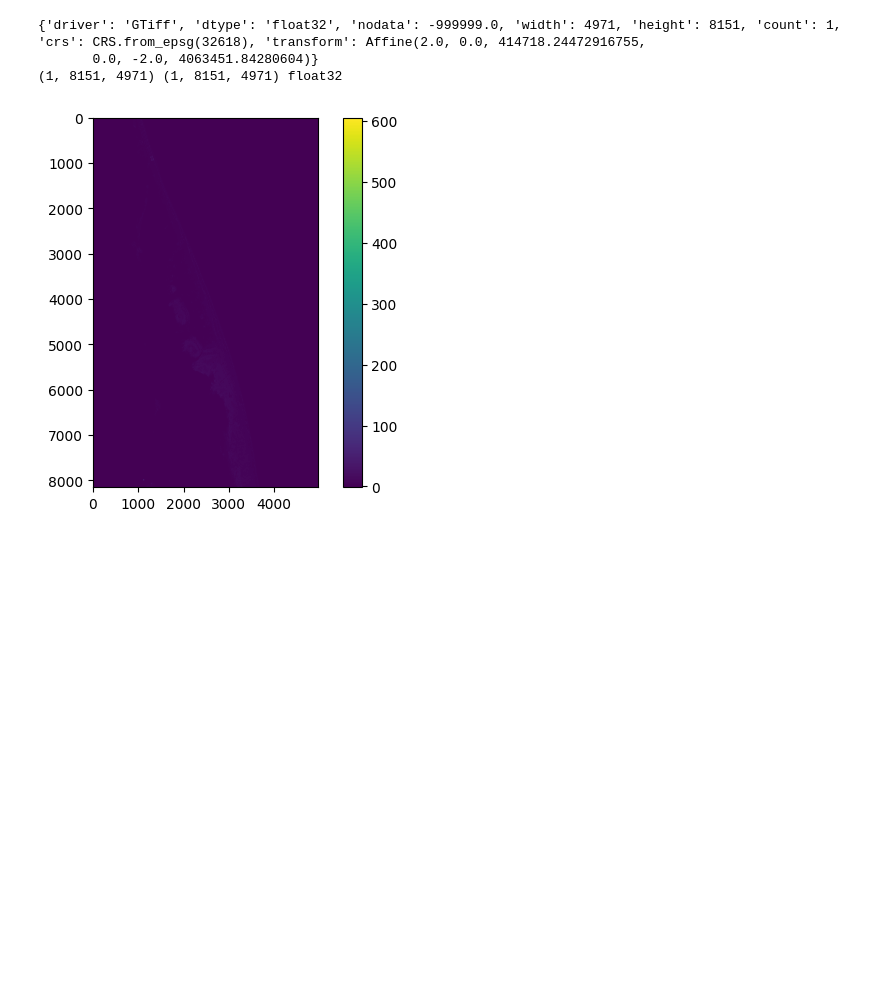
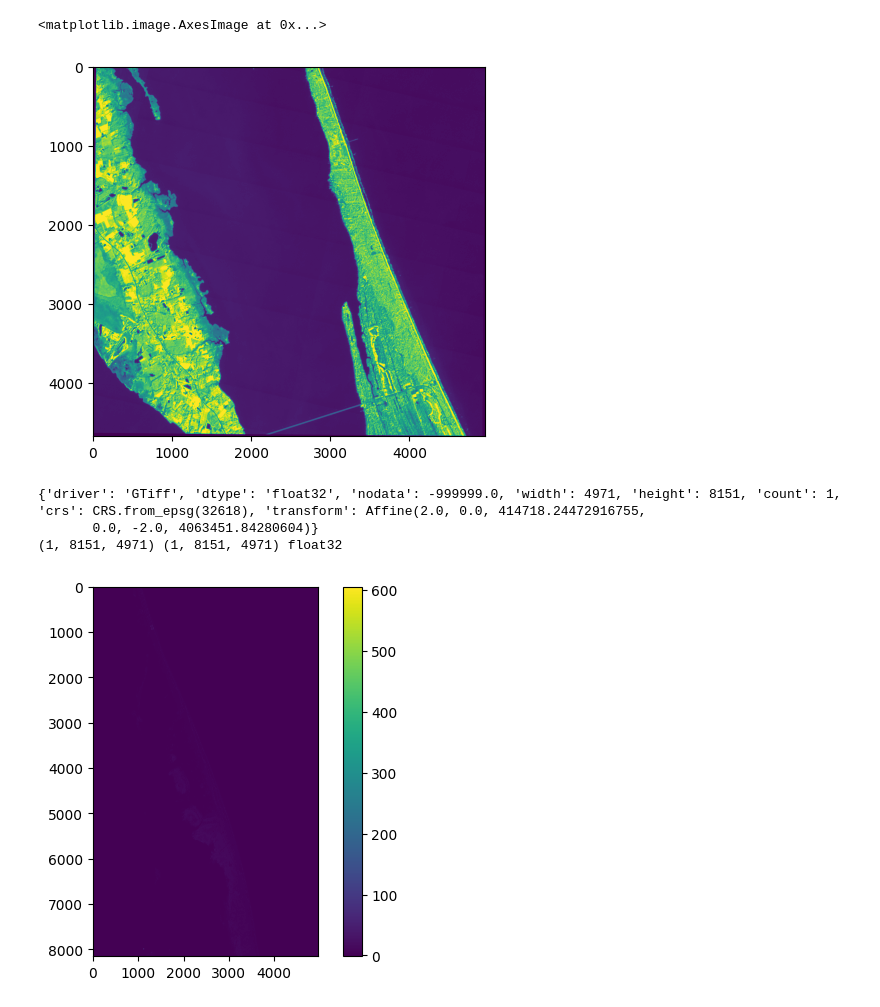
Before and after one commit to connorlee77/aerial-auto-segment, a Jupyter notebook: playground.ipynb, the cells around one changed output. Cells and saved outputs as stored; diff of their text form; code cells hidden in the pictures; blank space fills up the shorter version.

```diff
--- a/playground.ipynb
+++ b/playground.ipynb
@@ -42,3 +124,12 @@ with rasterio.open(t) as src:
+# %%
+a = (dsm - mean) / std
+b = a[:,:,3] * 0.29 + 0.35
+# %%
+# plt.hist(b.ravel(), bins=256)
+plt.imshow(np.clip(b, 0, 1))
+# %% [output]
+<matplotlib.image.AxesImage at 0x...>
+[figure, added]
 # %%
 dsm = '/data/chesapeake_bay_lulc/outputs/preprocessed/epsg-32618/virginia_beach_false_cape_landing/dsm/2.0/mosaic.tiff'
 dem_1m = '/data/chesapeake_bay_lulc/outputs/preprocessed/epsg-32618/virginia_beach_false_cape_landing/dem/2.0/mosaic.tiff'
```
Also changed, not shown: parts of 6 cells of this notebook, 17 other files.
